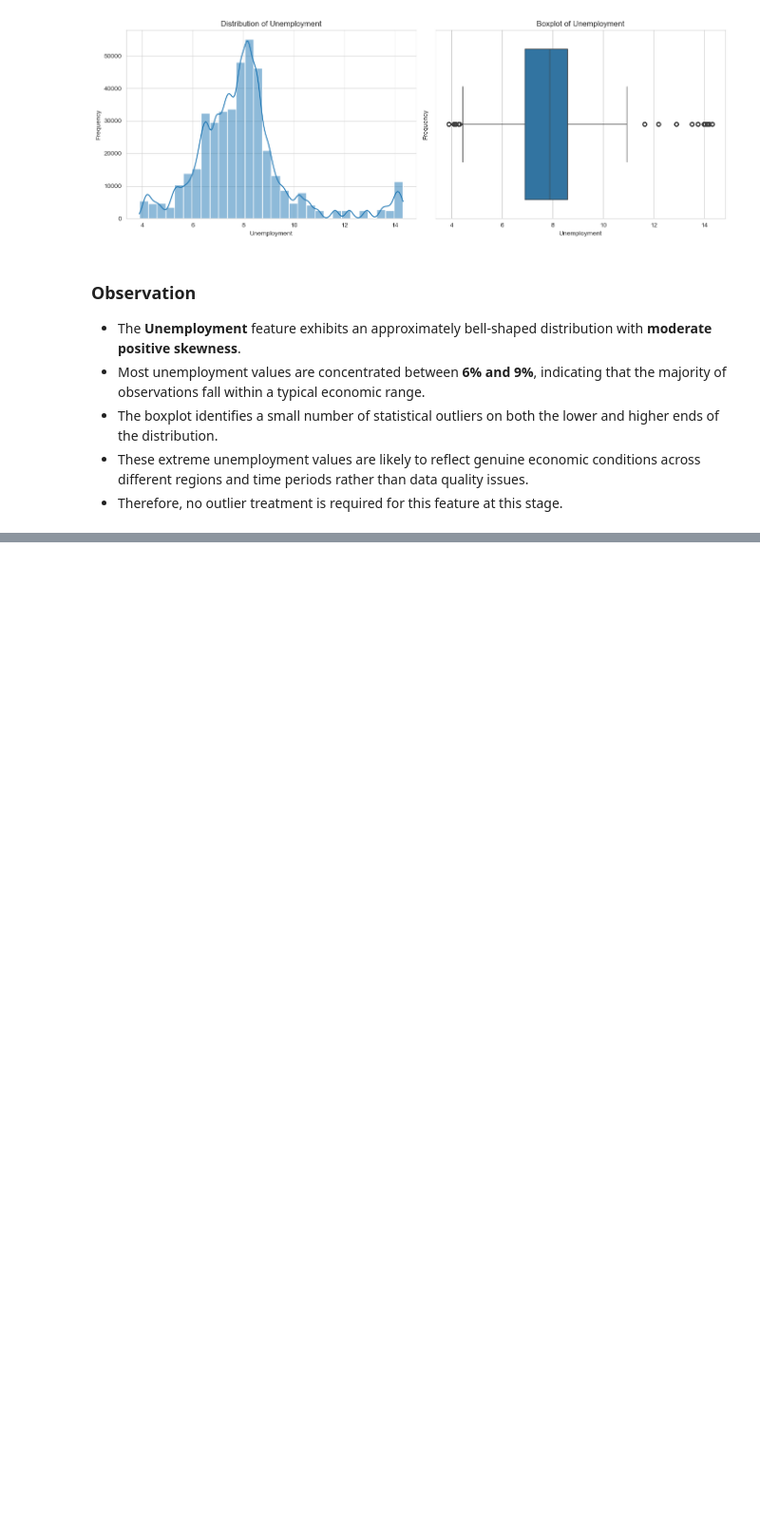
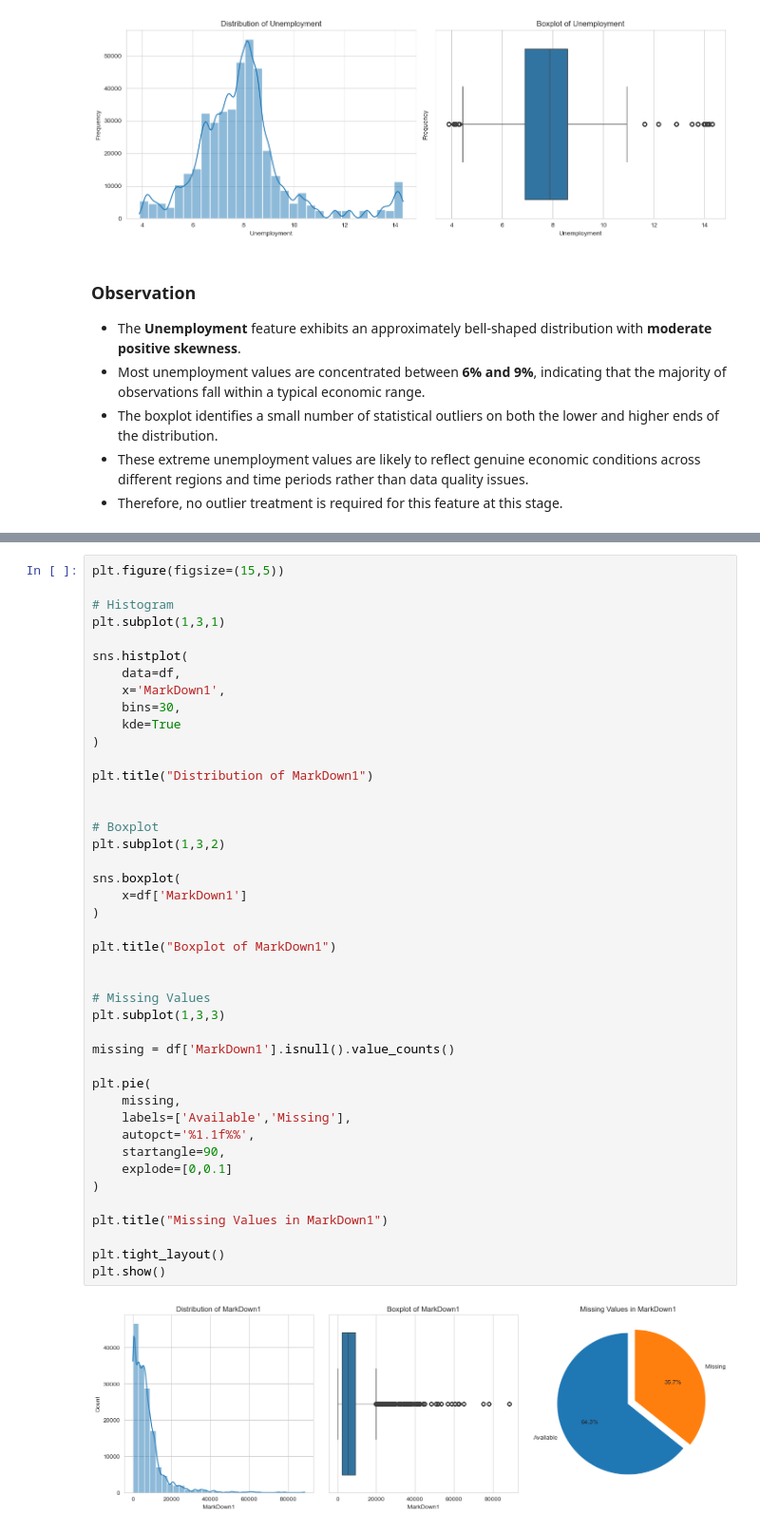
Before and after one commit to sauryaprakash004-crypto/Python, a Jupyter notebook: Classes/eda.ipynb, the cells around one changed output, grey strips where cells are left out. Shown at 95% size. Saved outputs shown, nothing was run; the diff lists cells and outputs as text; blank space fills up the shorter version.

```diff
--- a/Classes/eda.ipynb
+++ b/Classes/eda.ipynb
@@ -507,0 +585,45 @@ plt.show()
+# %%
+plt.figure(figsize=(15,5))
+
+# Histogram
+plt.subplot(1,3,1)
+
+sns.histplot(
+    data=df,
+    x='MarkDown1',
+    bins=30,
+    kde=True
+)
+
+plt.title("Distribution of MarkDown1")
+
+
+# Boxplot
+plt.subplot(1,3,2)
+
+sns.boxplot(
+    x=df['MarkDown1']
+)
+
+plt.title("Boxplot of MarkDown1")
+
+
+# Missing Values
+plt.subplot(1,3,3)
+
+missing = df['MarkDown1'].isnull().value_counts()
+
+plt.pie(
+    missing,
+    labels=['Available','Missing'],
+    autopct='%1.1f%%',
+    startangle=90,
+    explode=[0,0.1]
+)
+
+plt.title("Missing Values in MarkDown1")
+
+plt.tight_layout()
+plt.show()
+# %% [output]
+[figure, added]
```
Also changed, not shown: parts of 14 cells of this notebook.
